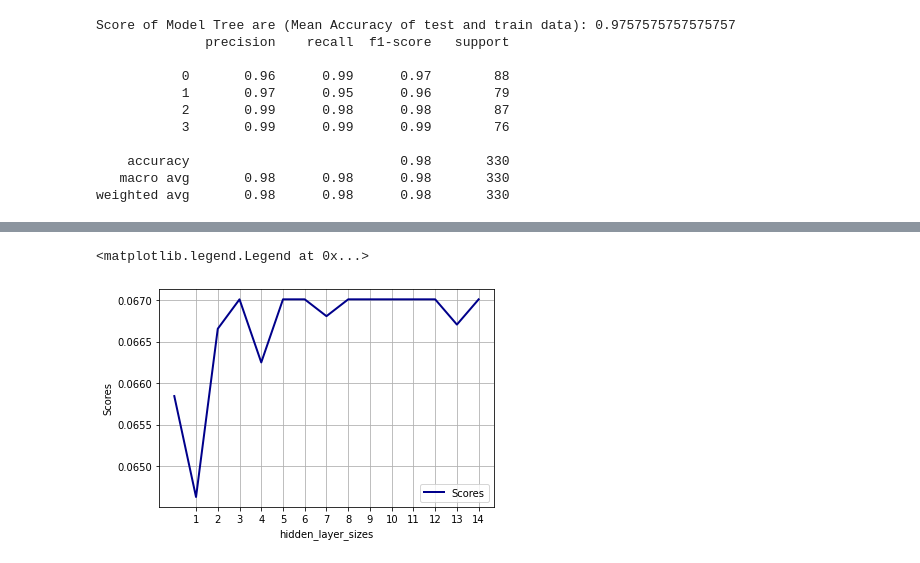
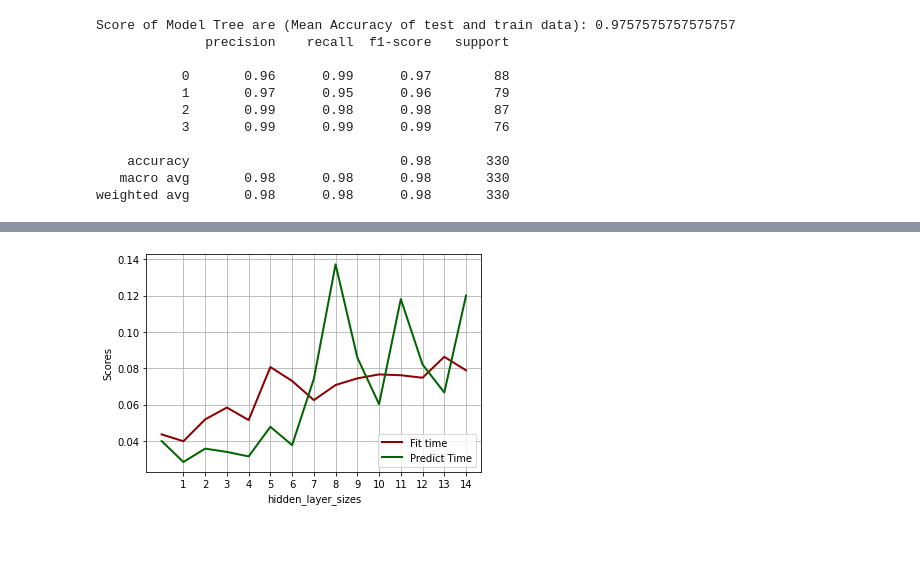
Before and after one commit to nitesh2104/ML, a Jupyter notebook: Supervised-Learning/ANN/ANN_PhonePrice.ipynb, the cells around one changed output, grey strips where cells are left out. Saved outputs shown, nothing was run; the diff lists cells and outputs as text; code cells hidden in the pictures.

```diff
--- a/Supervised-Learning/ANN/ANN_PhonePrice.ipynb
+++ b/Supervised-Learning/ANN/ANN_PhonePrice.ipynb
@@ -47,16 +48,16 @@ dtype: int64
 standard_scaler = StandardScaler()
 x_train_scaled = standard_scaler.fit_transform(x_train)
 x_test_scaled = standard_scaler.fit_transform(x_test)
-y_train_scaled = standard_scaler.fit_transform(y_train)
-y_test_scaled = stadnard_scaler.fit_transform(y_test)
+y_train_scaled = standard_scaler.fit_transform(y_train).astype('int')
+y_test_scaled = standard_scaler.fit_transform(y_test).astype('int')
 # %%
 clf = MLPClassifier(random_state=1)
 start_time = time.time()
-clf.fit(x_train_scaled, y_train)
+clf.fit(x_train_scaled, [x[0] for x in y_train_scaled])
 print(f"DT Normal Model: Fit Time: {time.time() - start_time}")
 start_time = time.time()
 y_pred = clf.predict(x_test_scaled)
 print(f"DT Normal Model: Fit Time: {time.time() - start_time}")
-print(f"Score of Model Tree are (Mean Accuracy of test and train data): {clf.score(x_test_scaled, y_test)}")
-print(classification_report(y_test, y_pred))
+print(f"Score of Model Tree are (Mean Accuracy of test and train data): {accuracy_score(y_test_scaled, y_pred)}")
+print(classification_report(y_test_scaled, y_pred))
 # %% [output]
@@ -304,18 +313,16 @@ Entire cell took 12.401779174804688
 # %%
 def normalize_data_points(points):
     return [float(i)/sum(points) for i in points]
 
 lw = 2
 param_list = np.arange(0, len([(h,)*l for l in [1,2,3,4,5] for h in [d,d//2,d*2]]))
-# plt.plot(param_list, normalize_data_points(fit_time_list), label="Fit time", color="darkred", lw=lw)
-# plt.plot(param_list, normalize_data_points(predict_time_list), label="Predict Time", color="darkgreen", lw=lw)
-plt.plot(param_list, normalize_data_points(clf_score_list), label="Scores", color="darkblue", lw=lw)
+plt.plot(param_list, normalize_data_points(fit_time_list), label="Fit time", color="darkred", lw=lw)
+plt.plot(param_list, normalize_data_points(predict_time_list), label="Predict Time", color="darkgreen", lw=lw)
 plt.xlabel(param)
 plt.ylabel("Scores")
 plt.xticks(np.arange(1, len(param_list), 1.0))
-# plt.yticks(np.arange(min(predict_time_list), max(fit_time_list), 0.004))
 plt.grid()
 plt.legend(loc='lower right')
+plt.savefig(os.getcwd() + '/nn_fit_vs_predict_price.png')
 # %% [output]
-<matplotlib.legend.Legend at 0x...>
-[figure, old version]
+[figure, new version]
```
Also changed, not shown: parts of 14 cells of this notebook, 49 other files.
